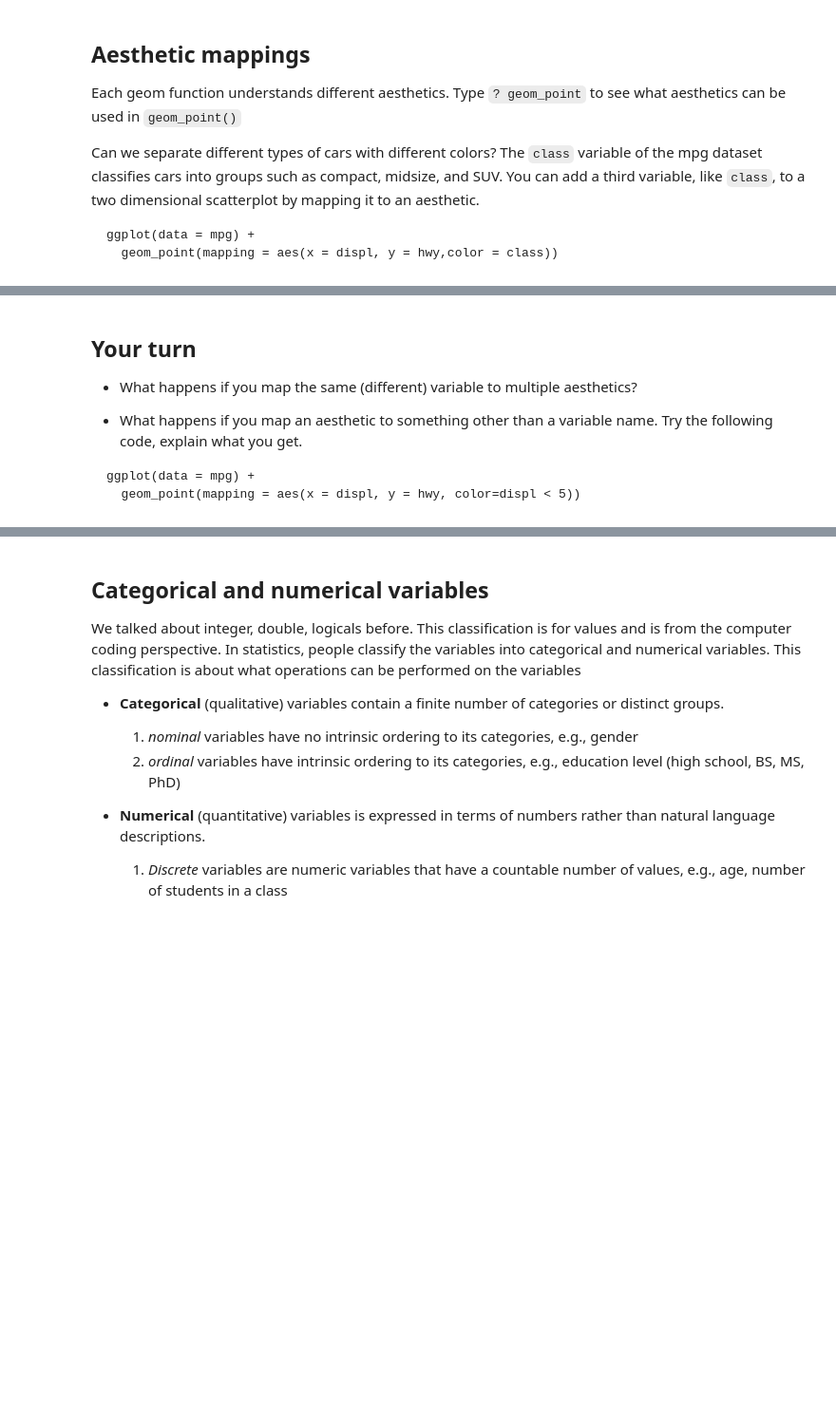
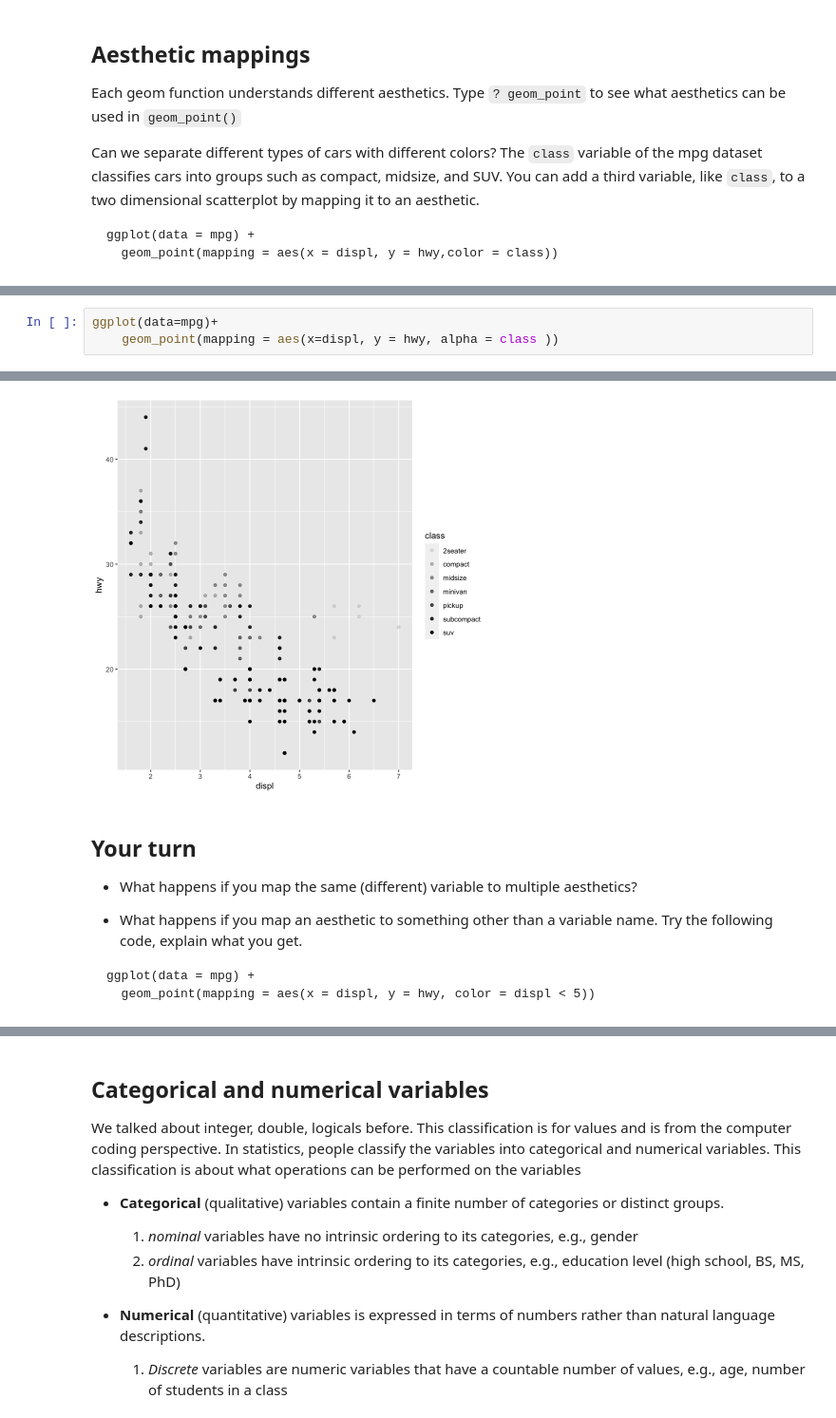
Before and after one commit to jzcpanda/390R-2021fall, a Jupyter notebook: Data visualization 1.ipynb, the cells around one changed output, grey strips where cells are left out. Shown: that part at 95% size. Drawn from its saved outputs; the diff is of its cells as text; blank space fills up the shorter version.

````diff
--- a/Data visualization 1.ipynb
+++ b/Data visualization 1.ipynb
@@ -255,3 +260,7 @@ ggplot(data = mpg) +
 ggplot2 will only use six shapes at a time. By default, additional groups will go unplotted when you use the `shape` aesthetic.
 
 <img src="./figures/visualization/aes.jpg" alt="ds" style="width: 750px;"/>
+# %%
+ggplot(data=mpg)+
+    geom_point(mapping = aes(x=displ, y = hwy, alpha = class ))
+# %% [output]
@@ -258,3 +269,4 @@ ggplot2 will only use six shapes at a time. By default, additional groups will g
+[figure, added]
 # %% [markdown]
 ## Your turn
 *  What happens if you map the same (different) variable to multiple aesthetics?
@@ -262,5 +274,5 @@ ggplot2 will only use six shapes at a time. By default, additional groups will g
 * What happens if you map an aesthetic to something other than a variable name. Try the following code, explain what you get.
 ```{r eval = FALSE}
 ggplot(data = mpg) +
-  geom_point(mapping = aes(x = displ, y = hwy, color=displ < 5))
+  geom_point(mapping = aes(x = displ, y = hwy, color = displ < 5))
 ```
````
Also changed, not shown: parts of 6 cells of this notebook.
